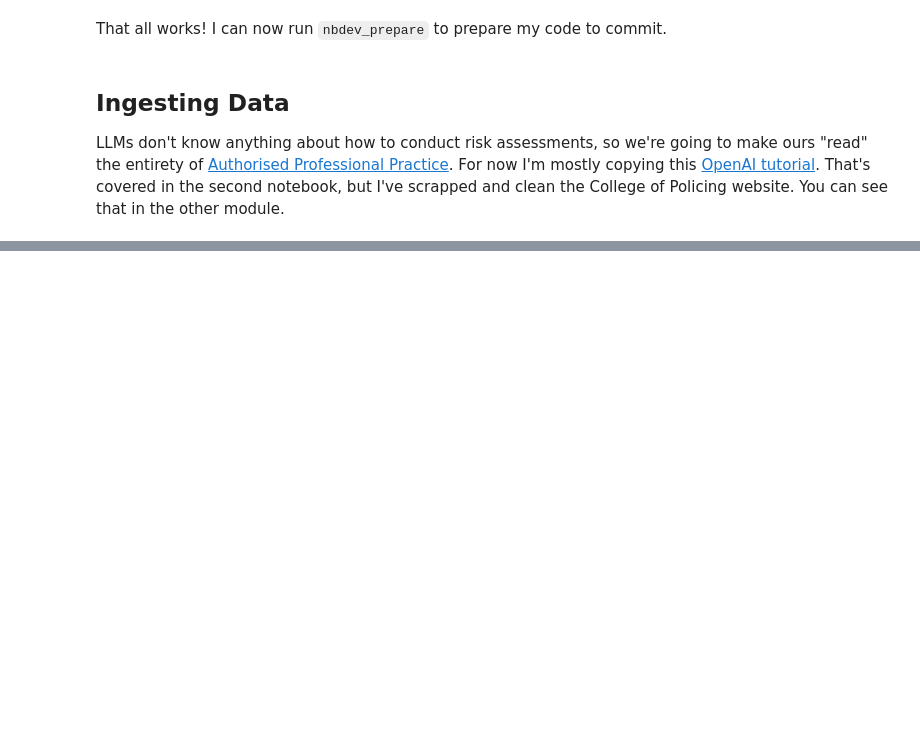
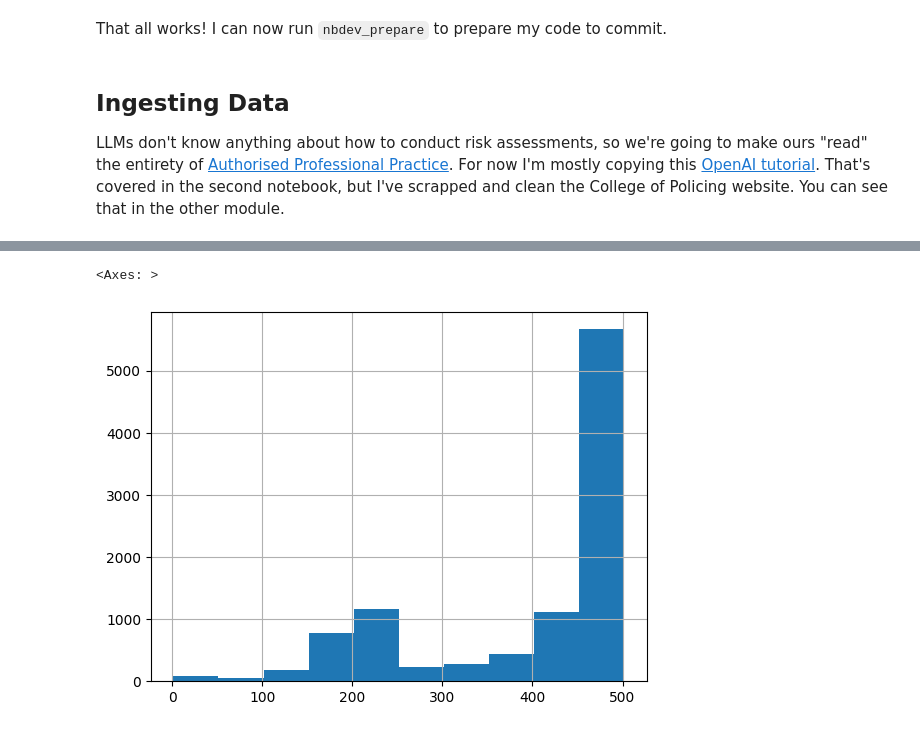
Before and after one commit to AndreasThinks/police-risk-open-ai, a Jupyter notebook: nbs/00_llm.ipynb, the cells around one changed output, grey strips where cells are left out. Drawn from its saved outputs; the diff is of its cells as text; code cells hidden in the pictures; blank space fills up the shorter version.

```diff
--- a/nbs/00_llm.ipynb
+++ b/nbs/00_llm.ipynb
@@ -76,0 +151,27 @@ LLMs don't know anything about how to conduct risk assessments, so we're going t
+# %%
+max_tokens = 500
+
+
+shortened = []
+
+# Loop through the dataframe
+for row in df.iterrows():
+
+    # If the text is None, go to the next row
+    if row[1]['text'] is None:
+        continue
+
+    # If the number of tokens is greater than the max number of tokens, split the text into chunks
+    if row[1]['n_tokens'] > max_tokens:
+        shortened += split_into_many(row[1]['text'])
+
+    # Otherwise, add the text to the list of shortened texts
+    else:
+        shortened.append( row[1]['text'] )
+# %%
+df = pd.DataFrame(shortened, columns = ['text'])
+df['n_tokens'] = df.text.apply(lambda x: len(tokenizer.encode(x)))
+df.n_tokens.hist()
+# %% [output]
+<Axes: >
+[figure, added]
```
Also changed, not shown: parts of 45 cells of this notebook, 4 other files.
